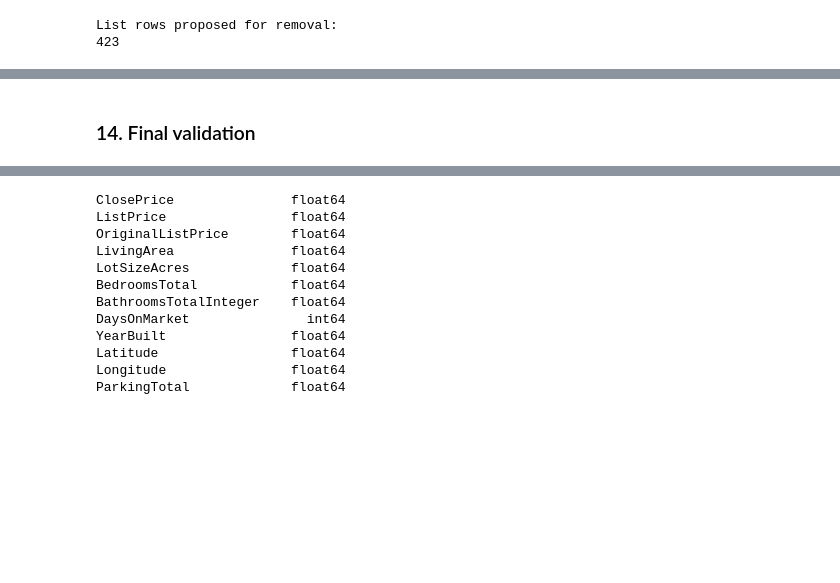
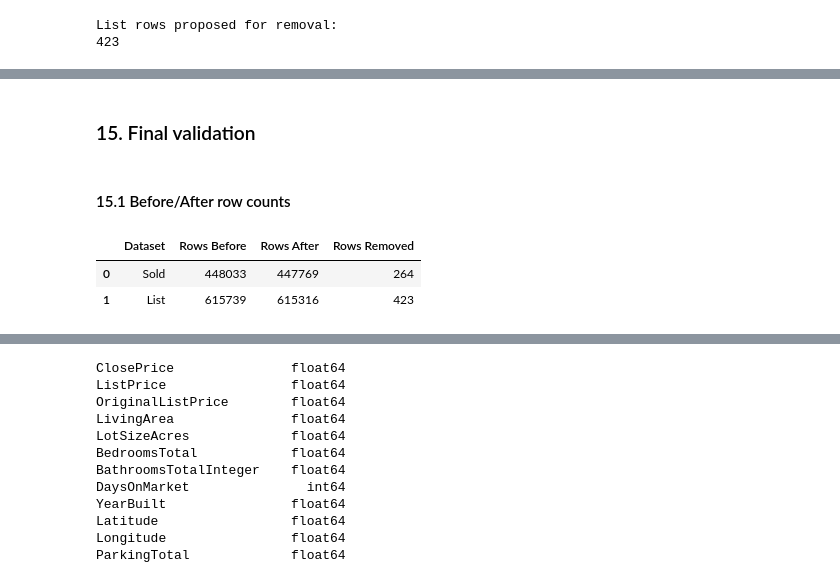
Before and after one commit to pintzu-22/IDXExchange-Data-Analyst-Intern, a Jupyter notebook: data_cleaning.ipynb, the cells around one changed output, grey strips where cells are left out. Cells and saved outputs as stored; diff of their text form; code cells hidden in the pictures; blank space fills up the shorter version.

```diff
--- a/data_cleaning.ipynb
+++ b/data_cleaning.ipynb
@@ -472,0 +620,15 @@ dataset                 column original_dtype new_dtype  values_converted_to_nan
+# %%
+boolean_columns = ["latfilled", "lonfilled"]
+
+for col in boolean_columns:
+    if col in sold_clean.columns:
+        sold_clean[col] = (
+            sold_clean[col]
+            .map({
+                True: True,
+                False: False,
+                "True": True,
+                "False": False
+            })
+            .astype("boolean")
+        )
@@ -1048,4 +1260,11 @@ def add_date_consistency_flags(df):
     return df
 # %%
-sold_clean = add_date_consistency_flags(sold_clean)
-list_clean = add_date_consistency_flags(list_clean)
+sold_clean = add_date_consistency_flags(
+    sold_clean,
+    "Sold"
+)
+
+list_clean = add_date_consistency_flags(
+    list_clean,
+    "List"
+)
@@ -1358,5 +1530,29 @@ add_cleaning_log(
 # %% [markdown]
-### 14. Final validation
+### 15. Final validation
+# %% [markdown]
+#### 15.1 Before/After row counts
+# %%
+summary = pd.DataFrame({
+    "Dataset": ["Sold", "List"],
+    "Rows Before": [
+        sold_raw.shape[0],
+        list_raw.shape[0]
+    ],
+    "Rows After": [
+        sold_clean.shape[0],
+        list_clean.shape[0]
+    ],
+    "Rows Removed": [
+        sold_raw.shape[0]-sold_clean.shape[0],
+        list_raw.shape[0]-list_clean.shape[0]
+    ]
+})
+
+summary
+# %% [output]
+|  | Dataset | Rows Before | Rows After | Rows Removed |
+| 0 | Sold | 448033 | 447769 | 264 |
+| 1 | List | 615739 | 615316 | 423 |
 # %%
 print("Final sold shape:", sold_clean.shape)
 print("Final list shape:", list_clean.shape)
```
Also changed, not shown: parts of 65 cells of this notebook.
